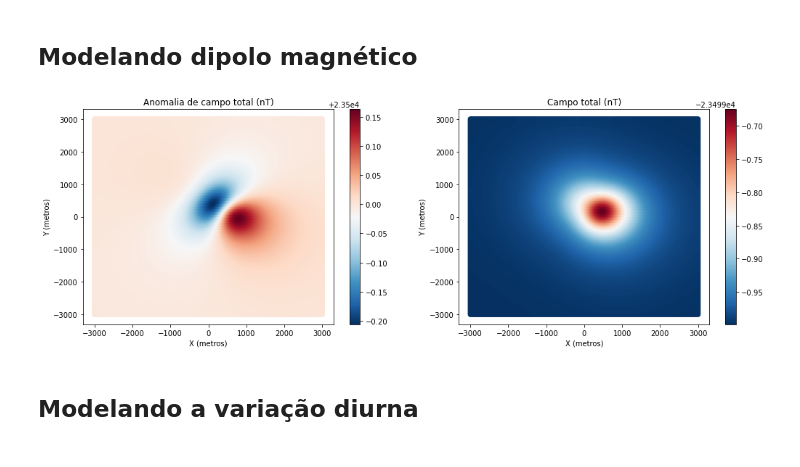
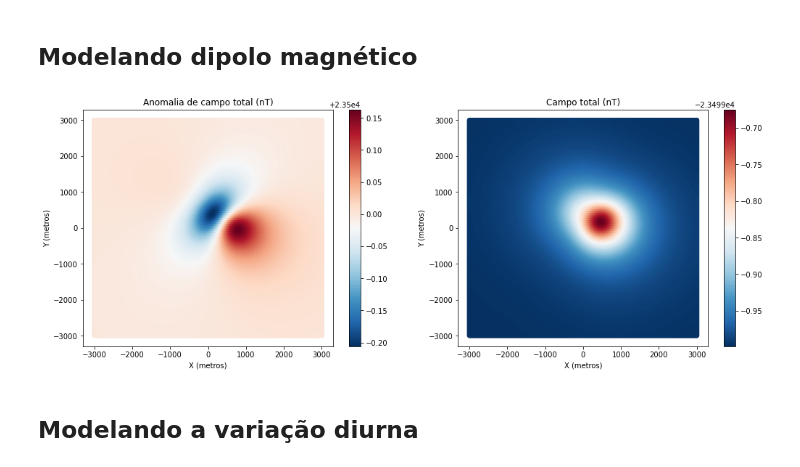
Before and after one commit to gdssouza/IGRF_n_diurnalVariation, a Jupyter notebook: redução_magnetica_IGRF_e_variacao_diurna.ipynb, the cells around one changed output. Cells and saved outputs as stored; diff of their text form; code cells hidden in the pictures.

Commit message:
Atualizando imagens

```diff
--- a/redução_magnetica_IGRF_e_variacao_diurna.ipynb
+++ b/redução_magnetica_IGRF_e_variacao_diurna.ipynb
@@ -48,27 +48,27 @@ Bz = bz+Fz
 Bat = (Bx**2 + By**2 + Bz**2)**(0.5)
 Bt = (bx**2 + by**2 + bz**2)**(0.5)-F
 # %%
-py.rcParams['figure.figsize'] = (17.0, 12.0) #Redimensiona a figura
+py.rcParams['figure.figsize'] = (17., 12/2) #Redimensiona a figura
 
-plt.subplot(2, 2, 1)
+plt.subplot(1, 2, 1)
 plt.scatter(X,Y,c=Bat,cmap = plt.cm.RdBu_r)
 plt.xlabel('X (metros)')
 plt.ylabel('Y (metros)')
 plt.title('Anomalia de campo total (nT)')
 plt.colorbar()
 
-plt.subplot(2, 2, 2)
+plt.subplot(1, 2, 2)
 plt.scatter(X,Y,c=Bt,cmap = plt.cm.RdBu_r)
 plt.xlabel('X (metros)')
 plt.ylabel('Y (metros)')
 plt.title('Campo total (nT)')
 plt.colorbar()
 
 
 plt.savefig("imagens/campoTotal.jpeg")
 plt.show()
 # %% [output]
-[figure, old version]
+[figure, new version]
 # %% [markdown]
 ## Modelando a variação diurna
 # %%
```
Also changed, not shown: 5 other files.
